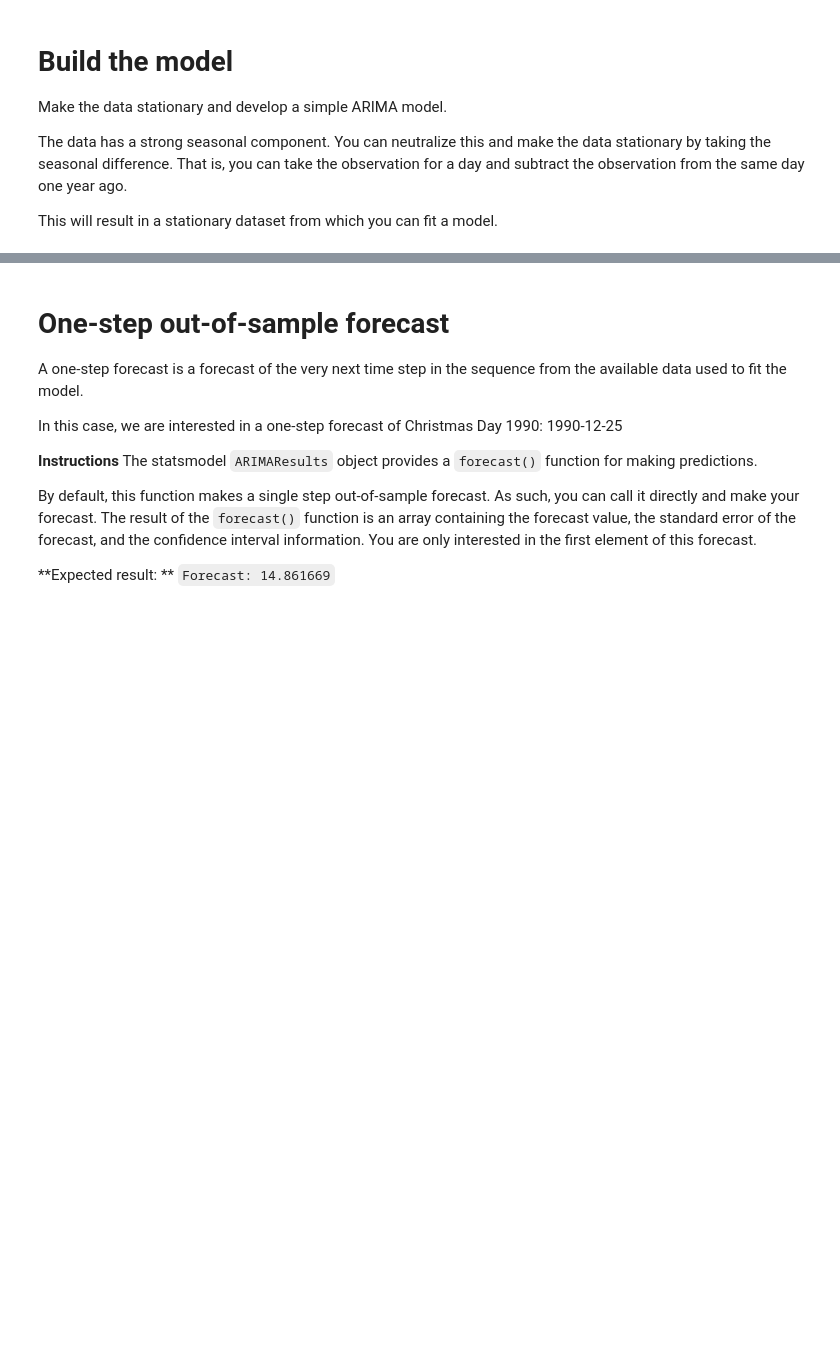
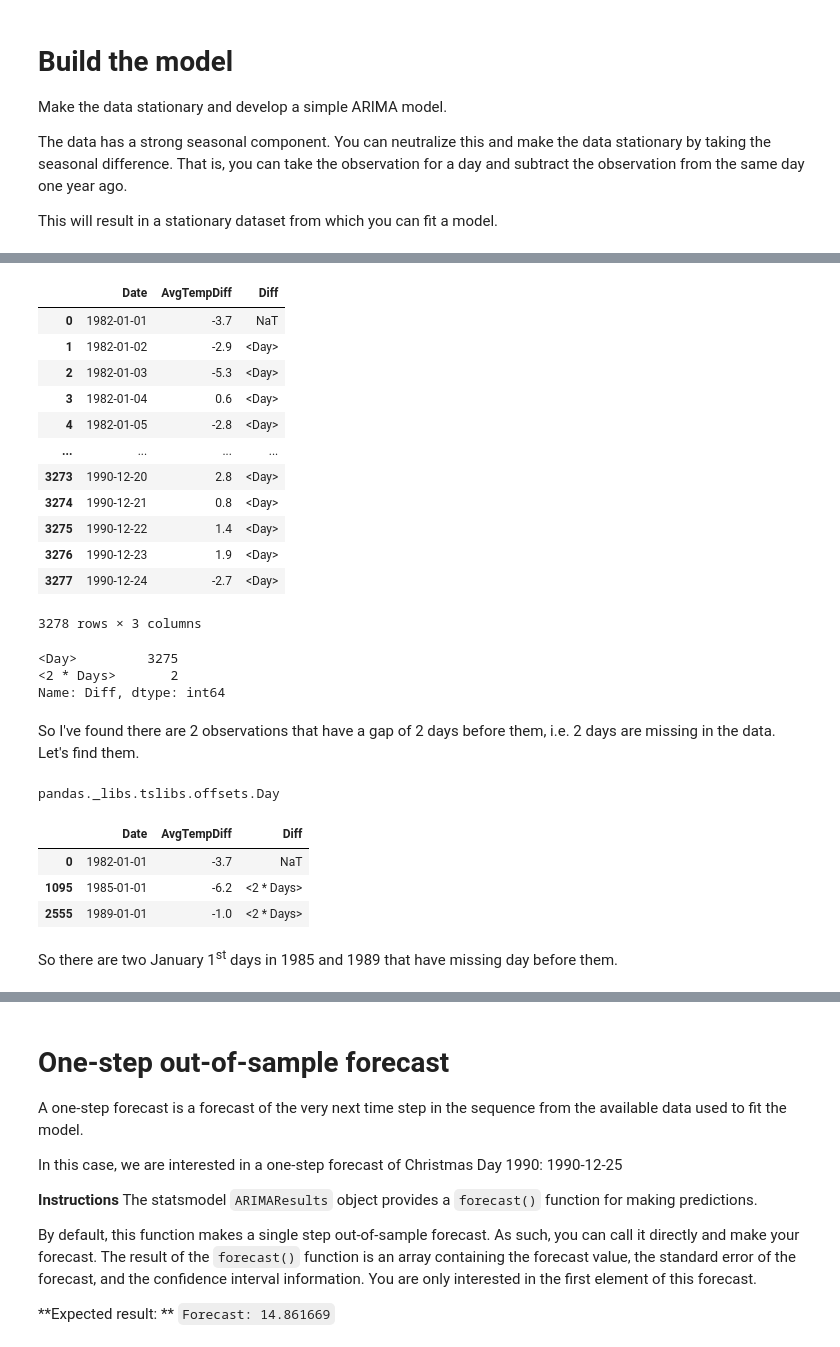
Before and after one commit to peto-ivanov/gda, a Jupyter notebook: quests/TSA-quest_ARIMA.ipynb, the cells around one changed output, grey strips where cells are left out. Drawn from its saved outputs; the diff is of its cells as text; code cells hidden in the pictures; blank space fills up the shorter version.

```diff
--- a/quests/TSA-quest_ARIMA.ipynb
+++ b/quests/TSA-quest_ARIMA.ipynb
@@ -88,0 +107,3 @@ plt.show()
+# %%
+# Now I can drop the first year of data
+train_series_diffd.dropna(inplace=True)
@@ -88,0 +112,6 @@ plt.show()
+# %%
+# Making a dataframe from the train_series_diffd, so I can mess with it during the analysis
+# Here I want to find whether there's some observations missing or extra in the dataset
+analysis = pd.DataFrame({"AvgTempDiff": train_series_diffd})
+
+analysis
@@ -88,0 +133,6 @@ plt.show()
+# %%
+# By resetting the index I can work with the date as new index is made
+# Also, I can see which observation date is at what position
+analysis.reset_index(inplace=True)
+
+analysis
@@ -88,0 +153,46 @@ plt.show()
+# %%
+# I am creating a new column here to store the difference between this date and the date before
+analysis["Diff"]=analysis["Date"].diff()
+
+analysis
+# %% [output]
+|  | Date | AvgTempDiff | Diff |
+| 0 | 1982-01-01 | -3.7 | NaT |
+| 1 | 1982-01-02 | -2.9 | <Day> |
+| 2 | 1982-01-03 | -5.3 | <Day> |
+| 3 | 1982-01-04 | 0.6 | <Day> |
+| 4 | 1982-01-05 | -2.8 | <Day> |
+| ... | ... | ... | ... |
+| 3273 | 1990-12-20 | 2.8 | <Day> |
+| 3274 | 1990-12-21 | 0.8 | <Day> |
+| 3275 | 1990-12-22 | 1.4 | <Day> |
+| 3276 | 1990-12-23 | 1.9 | <Day> |
+| 3277 | 1990-12-24 | -2.7 | <Day> |
+3278 rows × 3 columns
+# %%
+# Let's see if there are any other values than <Day>
+analysis["Diff"].value_counts()
+# %% [output]
+<Day>         3275
+<2 * Days>       2
+Name: Diff, dtype: int64
+# %% [markdown]
+So I've found there are 2 observations that have a gap of 2 days before them, i.e. 2 days are missing in the data. Let's find them.
+# %%
+# The <Day> value, it's not string, it's pandas._libs.tslibs.offsets.Day
+type(analysis["Diff"][1])
+# %% [output]
+pandas._libs.tslibs.offsets.Day
+# %%
+# So the best way how to work with it is to just get one into a variable
+day_gap = analysis["Diff"][1]\
+
+# Now I can select which observations have these gaps before them
+analysis[analysis["Diff"] != day_gap]
+# %% [output]
+|  | Date | AvgTempDiff | Diff |
+| 0 | 1982-01-01 | -3.7 | NaT |
+| 1095 | 1985-01-01 | -6.2 | <2 * Days> |
+| 2555 | 1989-01-01 | -1.0 | <2 * Days> |
+# %% [markdown]
+So there are two January 1<sup>st</sup> days in 1985 and 1989 that have missing day before them.
```
Also changed, not shown: parts of 18 cells of this notebook.
